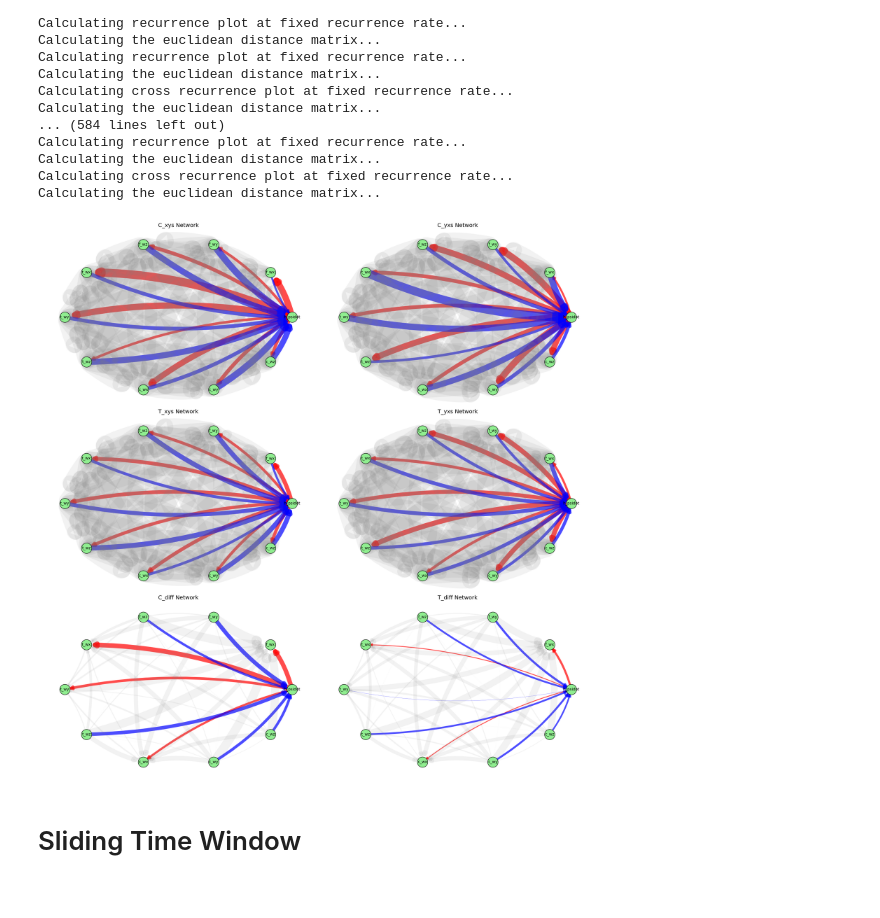
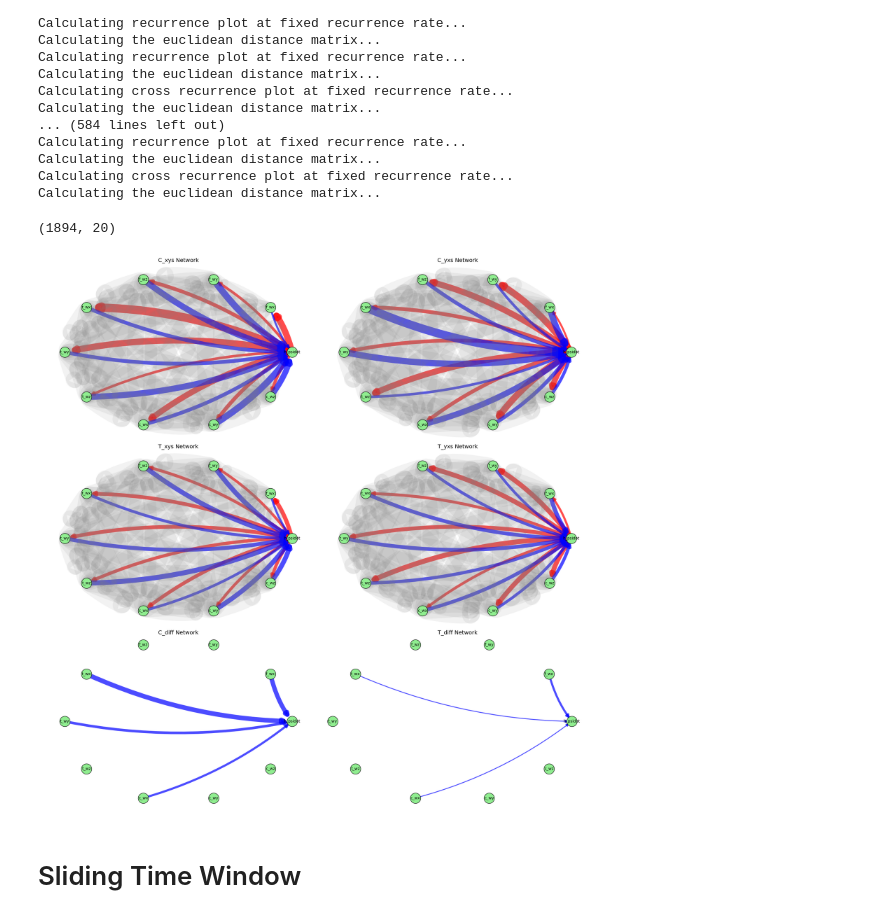
Before and after one commit to ThH00/biomechanics-hula-hoop, a Jupyter notebook: network-methods-code/2024-code-ExploringLocalizationInNonlinearOscillators/network_analysis_rotation_mix.ipynb, the cells around one changed output. Cells and saved outputs as stored; diff of their text form; code cells hidden in the pictures.

Commit message:
pushing changes to  visualizations and debugging

```diff
--- a/network-methods-code/2024-code-ExploringLocalizationInNonlinearOscillators/network_analysis_rotation_mix.ipynb
+++ b/network-methods-code/2024-code-ExploringLocalizationInNonlinearOscillators/network_analysis_rotation_mix.ipynb
@@ -133,6 +135,10 @@ Calculating recurrence plot at fixed recurrence rate...
 Calculating the euclidean distance matrix...
 Calculating cross recurrence plot at fixed recurrence rate...
 Calculating the euclidean distance matrix...
+# %%
+np.shape(data)
+# %% [output]
+(1894, 20)
 # %%
 # saving arrays for comparison
 
@@ -148,6 +154,18 @@ np.save(os.path.join(FOLDER, "T_yxs.npy"), T_yxs)
 # %%
 diff_C = C_xys - C_yxs
 diff_T = T_xys - T_yxs
+
+# keeping positive values of body affecting hoop, not hoop affecting body
+diff_Cpos = diff_C * (diff_C > 0)
+diff_Tpos = diff_T * (diff_T > 0)
+
+# Set all but the first row to 0 to focus on edges from the first node (h_psidot)
+diff_Cpos[1:, :] = 0
+diff_Tpos[1:, :] = 0
+
+# Transpose to have edges towards h_psidot as they should be for body affecting hoop
+diff_Cpos = diff_Cpos.T
+diff_Tpos = diff_Tpos.T
 
 # diff_C[np.abs(diff_C) < 0.02] = 0.0
 # diff_T[np.abs(diff_T) < 0.02] = 0.0
@@ -156,7 +174,7 @@ diff_T = T_xys - T_yxs
 for arr in [C_xys, C_yxs, T_xys, T_yxs]:
     np.fill_diagonal(arr, 0)
 
-networks = [C_xys, C_yxs, T_xys, T_yxs, diff_C, diff_T]
+networks = [C_xys, C_yxs, T_xys, T_yxs, diff_Cpos, diff_Tpos]
 network_titles = ['C_xys Network', 'C_yxs Network', 'T_xys Network', 'T_yxs Network', 'C_diff Network', 'T_diff Network']
 
 # Define the node mapping once
@@ -254,34 +272,34 @@ for i, network_data in enumerate(networks):
         width=special2_widths,
         edge_color='blue',
         alpha=0.7,
         arrowsize=15,
         connectionstyle='arc3,rad=0.1',
         ax=ax
     )
 
     # 3d. Draw the OTHER Edges (Gray)
     nx.draw_networkx_edges(
         LG, pos,
         edgelist=other_edgelist,
         width=other_widths,
         edge_color='gray',
         alpha=0.1,
         arrowsize=10,
         connectionstyle='arc3,rad=0.1',
         ax=ax
     )
 
     # Set Title and turn off axis for the subplot
     ax.set_title(network_titles[i], fontsize=14)
     ax.axis('off')
 
 
 # Adjust layout to prevent overlap and show the figure
 plt.tight_layout()
 plt.savefig("network_visual_rotation_mix.pdf", format="pdf", bbox_inches="tight")
 plt.show()
 # %% [output]
-[figure, old version]
+[figure, new version]
 # %% [markdown]
 # Sliding Time Window
 # %%
```
Also changed, not shown: parts of 2 cells of this notebook, 5 other files.
